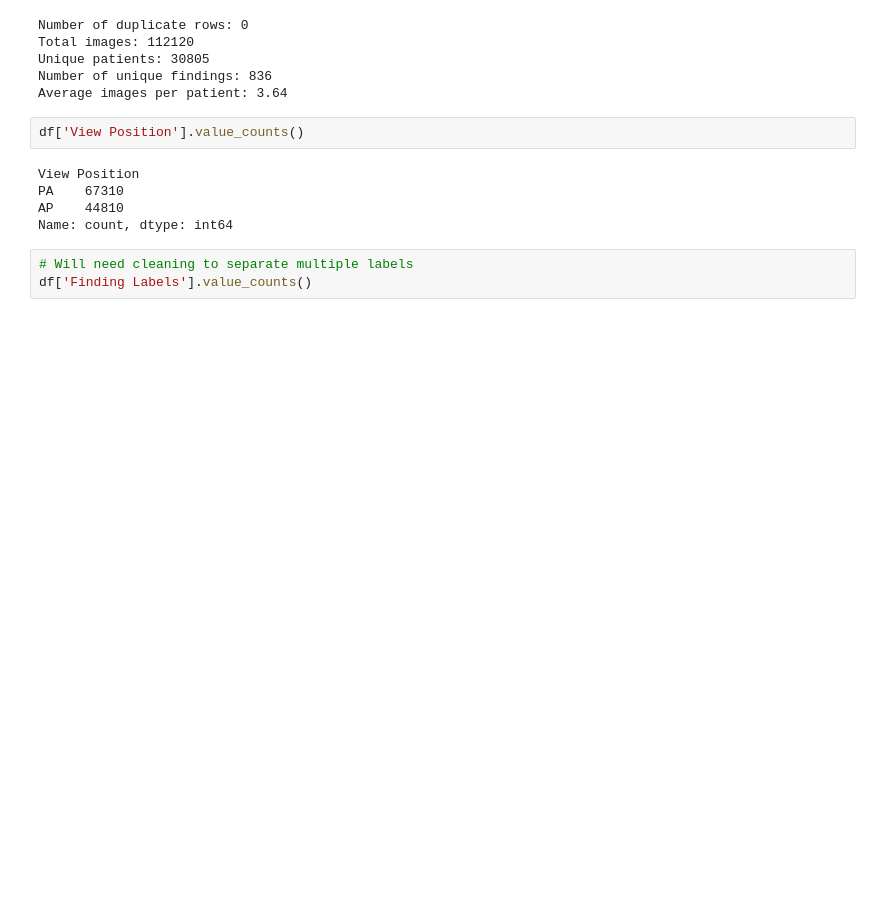
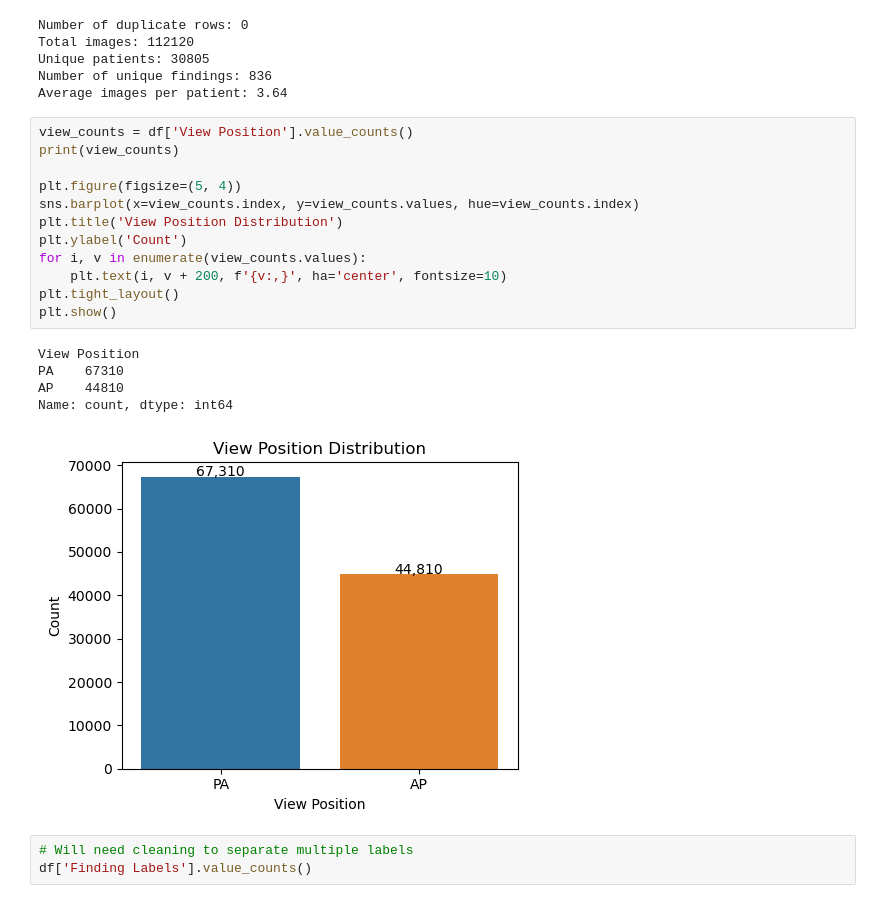
Before and after one commit to k-phantastic/NIH-XRay-Segmentation, a Jupyter notebook: metadata_eda.ipynb, the cells around one changed output. Cells and saved outputs as stored; diff of their text form; blank space fills up the shorter version.

```diff
--- a/metadata_eda.ipynb
+++ b/metadata_eda.ipynb
@@ -60,12 +64,23 @@ Unique patients: 30805
 Number of unique findings: 836
 Average images per patient: 3.64
 # %%
-df['View Position'].value_counts()
+view_counts = df['View Position'].value_counts()
+print(view_counts)
+
+plt.figure(figsize=(5, 4))
+sns.barplot(x=view_counts.index, y=view_counts.values, hue=view_counts.index)
+plt.title('View Position Distribution')
+plt.ylabel('Count')
+for i, v in enumerate(view_counts.values):
+    plt.text(i, v + 200, f'{v:,}', ha='center', fontsize=10)
+plt.tight_layout()
+plt.show()
 # %% [output]
 View Position
 PA    67310
 AP    44810
 Name: count, dtype: int64
+[figure, added]
 # %%
 # Will need cleaning to separate multiple labels
 df['Finding Labels'].value_counts()
```
Also changed, not shown: parts of 22 cells of this notebook, 4 other files.
